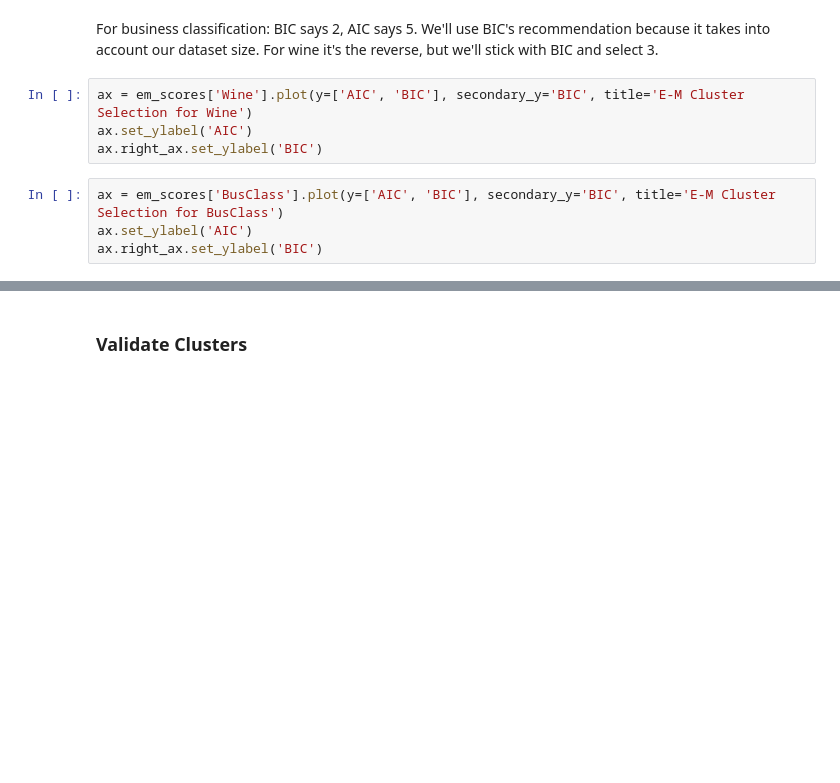
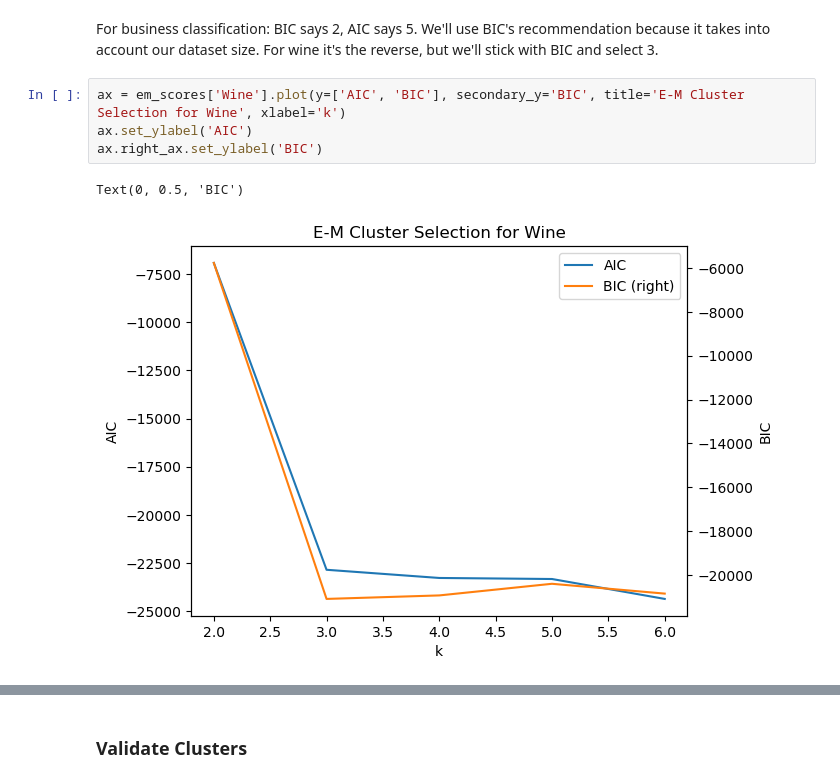
Before and after one commit to ryankarel/cs-7641-ul, a Jupyter notebook: RK UL.ipynb, the cells around one changed output, grey strips where cells are left out. Drawn from its saved outputs; the diff is of its cells as text; blank space fills up the shorter version.

```diff
--- a/RK UL.ipynb
+++ b/RK UL.ipynb
@@ -252,10 +256,9 @@ Score for k=2 on BusClass: AIC=-434,216.62 BIC=8,447,135.13
 # %% [markdown]
 For business classification: BIC says 2, AIC says 5. We'll use BIC's recommendation because it takes into account our dataset size. For wine it's the reverse, but we'll stick with BIC and select 3.
-# %%
-ax = em_scores['Wine'].plot(y=['AIC', 'BIC'], secondary_y='BIC', title='E-M Cluster Selection for Wine')
-ax.set_ylabel('AIC')
-ax.right_ax.set_ylabel('BIC')
-# %%
-ax = em_scores['BusClass'].plot(y=['AIC', 'BIC'], secondary_y='BIC', title='E-M Cluster Selection for BusClass')
-ax.set_ylabel('AIC')
-ax.right_ax.set_ylabel('BIC')
+# %%
+ax = em_scores['Wine'].plot(y=['AIC', 'BIC'], secondary_y='BIC', title='E-M Cluster Selection for Wine', xlabel='k')
+ax.set_ylabel('AIC')
+ax.right_ax.set_ylabel('BIC')
+# %% [output]
+Text(0, 0.5, 'BIC')
+[figure, added]
```
Also changed, not shown: parts of 44 cells of this notebook, 1 other file.
